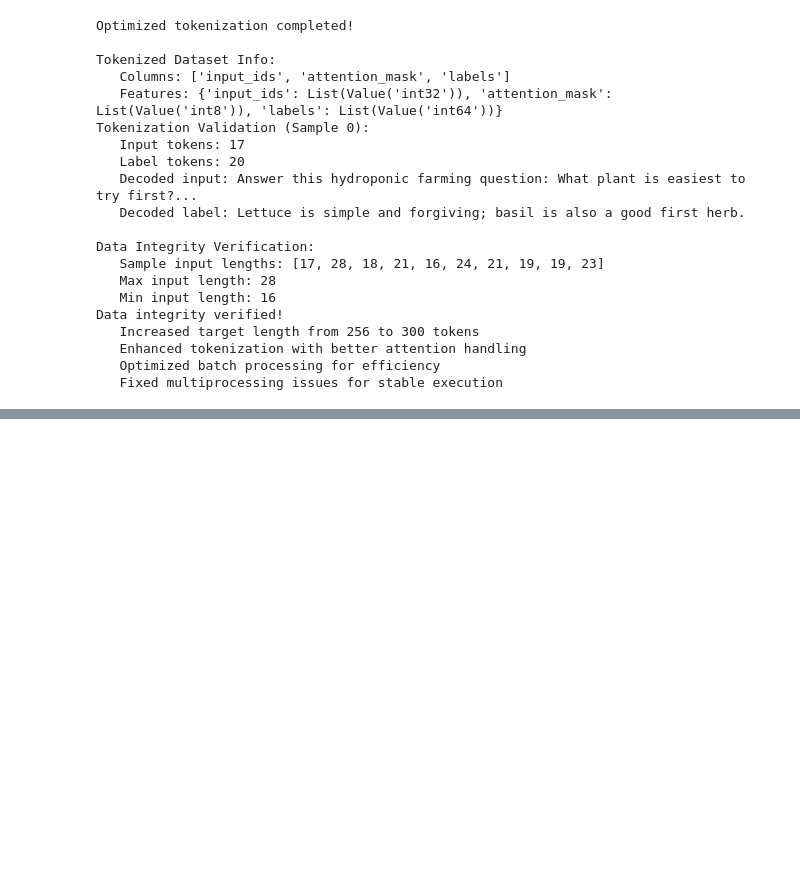
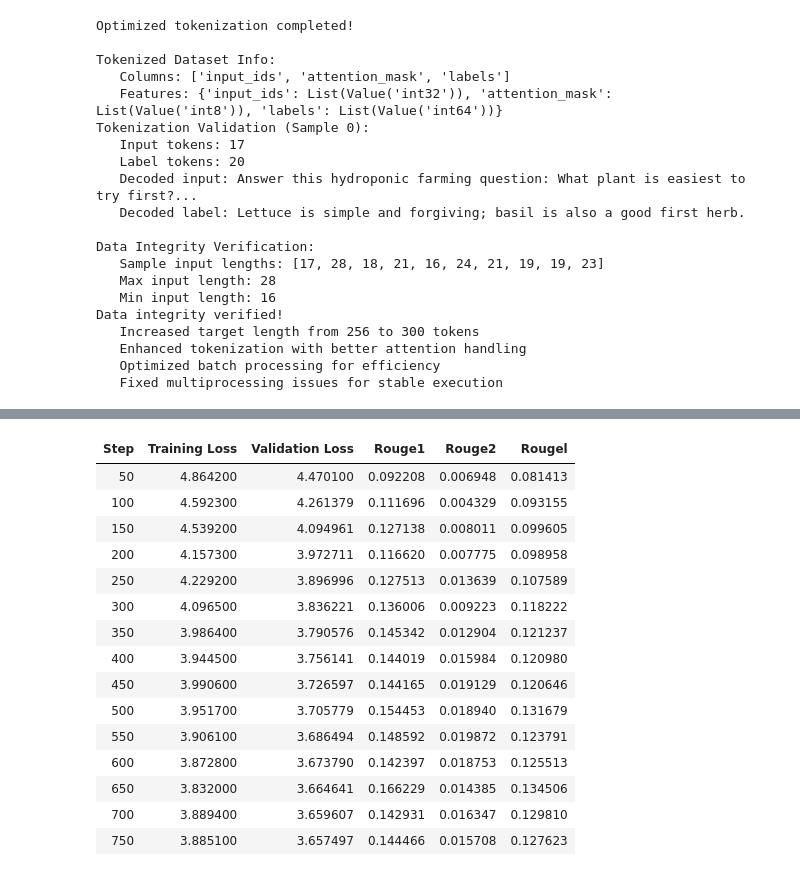
Before and after one commit to Afsaumutoniwase/Farmsmart_growmate_chatbot, a Jupyter notebook: notebooks/flan_t5_hydroponic_chatbot.ipynb, the cells around one changed output, grey strips where cells are left out. Cells and saved outputs as stored; diff of their text form; code cells hidden in the pictures; blank space fills up the shorter version.

```diff
--- a/notebooks/flan_t5_hydroponic_chatbot.ipynb
+++ b/notebooks/flan_t5_hydroponic_chatbot.ipynb
@@ -1215,0 +771,69 @@ Memory cleaned and model saving completed!
+# %%
+# EXPERIMENT 1: Baseline Training Configuration
+print("EXPERIMENT 1: BASELINE TRAINING")
+
+# Experiment 1 Configuration
+EXP1_CONFIG = {
+    "epochs": 12,
+    "learning_rate": 1e-5,
+    "batch_size": 8 if device.type == 'cuda' else 2,
+    "gradient_accumulation_steps": 4,
+    "warmup_steps": 100,
+    "eval_steps": 50,
+    "save_steps": 100,
+    "logging_steps": 20
+}
+
+# Training arguments for Experiment 1
+exp1_training_args = TrainingArguments(
+    output_dir=str(MODEL_DIR / "exp1-baseline-checkpoints"),
+    num_train_epochs=EXP1_CONFIG["epochs"],
+    per_device_train_batch_size=EXP1_CONFIG["batch_size"],
+    per_device_eval_batch_size=EXP1_CONFIG["batch_size"],
+    gradient_accumulation_steps=EXP1_CONFIG["gradient_accumulation_steps"],
+    warmup_steps=EXP1_CONFIG["warmup_steps"],
+    learning_rate=EXP1_CONFIG["learning_rate"],
+    weight_decay=0.01,
+    logging_dir=str(MODEL_DIR / "logs/exp1"),
+    logging_steps=EXP1_CONFIG["logging_steps"],
+    eval_strategy="steps",
+    eval_steps=EXP1_CONFIG["eval_steps"],
+    save_strategy="steps",
+    save_steps=EXP1_CONFIG["save_steps"],
+    save_total_limit=3,
+    load_best_model_at_end=True,
+    metric_for_best_model="eval_loss",
+    greater_is_better=False,
+    report_to="none",
+    fp16=device.type == 'cuda',
+    dataloader_pin_memory=False,
+    remove_unused_columns=False,
+    push_to_hub=False,
+    seed=42,
+    lr_scheduler_type="linear"
+)
+
+# Create trainer for Experiment 1
+exp1_trainer = AdvancedT5Trainer(
+    model=model,
+    args=exp1_training_args,
+    train_dataset=train_dataset,
+    eval_dataset=val_dataset,
+    tokenizer=tokenizer,
+    data_collator=data_collator,
+    compute_metrics=compute_metrics
+)
+
+print(f"\nExperiment 1 Configuration:")
+print(f"   Epochs: {EXP1_CONFIG['epochs']}")
+print(f"   Learning Rate: {EXP1_CONFIG['learning_rate']}")
+print(f"   Batch Size: {EXP1_CONFIG['batch_size']}")
+print(f"   Effective Batch Size: {EXP1_CONFIG['batch_size'] * EXP1_CONFIG['gradient_accumulation_steps']}")
+print(f"   Scheduler: linear")
+
+print(f"\nStarting Experiment 1 training...")
+exp1_results = exp1_trainer.train()
+
+print(f"\nExperiment 1 completed!")
+print(f"Final Training Loss: {exp1_results.training_loss:.4f}")
+# %% [output]
@@ -1215,0 +851,16 @@ Memory cleaned and model saving completed!
+| Step | Training Loss | Validation Loss | Rouge1 | Rouge2 | Rougel |
+| 50 | 4.864200 | 4.470100 | 0.092208 | 0.006948 | 0.081413 |
+| 100 | 4.592300 | 4.261379 | 0.111696 | 0.004329 | 0.093155 |
+| 150 | 4.539200 | 4.094961 | 0.127138 | 0.008011 | 0.099605 |
+| 200 | 4.157300 | 3.972711 | 0.116620 | 0.007775 | 0.098958 |
+| 250 | 4.229200 | 3.896996 | 0.127513 | 0.013639 | 0.107589 |
+| 300 | 4.096500 | 3.836221 | 0.136006 | 0.009223 | 0.118222 |
+| 350 | 3.986400 | 3.790576 | 0.145342 | 0.012904 | 0.121237 |
+| 400 | 3.944500 | 3.756141 | 0.144019 | 0.015984 | 0.120980 |
+| 450 | 3.990600 | 3.726597 | 0.144165 | 0.019129 | 0.120646 |
+| 500 | 3.951700 | 3.705779 | 0.154453 | 0.018940 | 0.131679 |
+| 550 | 3.906100 | 3.686494 | 0.148592 | 0.019872 | 0.123791 |
+| 600 | 3.872800 | 3.673790 | 0.142397 | 0.018753 | 0.125513 |
+| 650 | 3.832000 | 3.664641 | 0.166229 | 0.014385 | 0.134506 |
+| 700 | 3.889400 | 3.659607 | 0.142931 | 0.016347 | 0.129810 |
+| 750 | 3.885100 | 3.657497 | 0.144466 | 0.015708 | 0.127623 |
```
Also changed, not shown: parts of 28 cells of this notebook.
